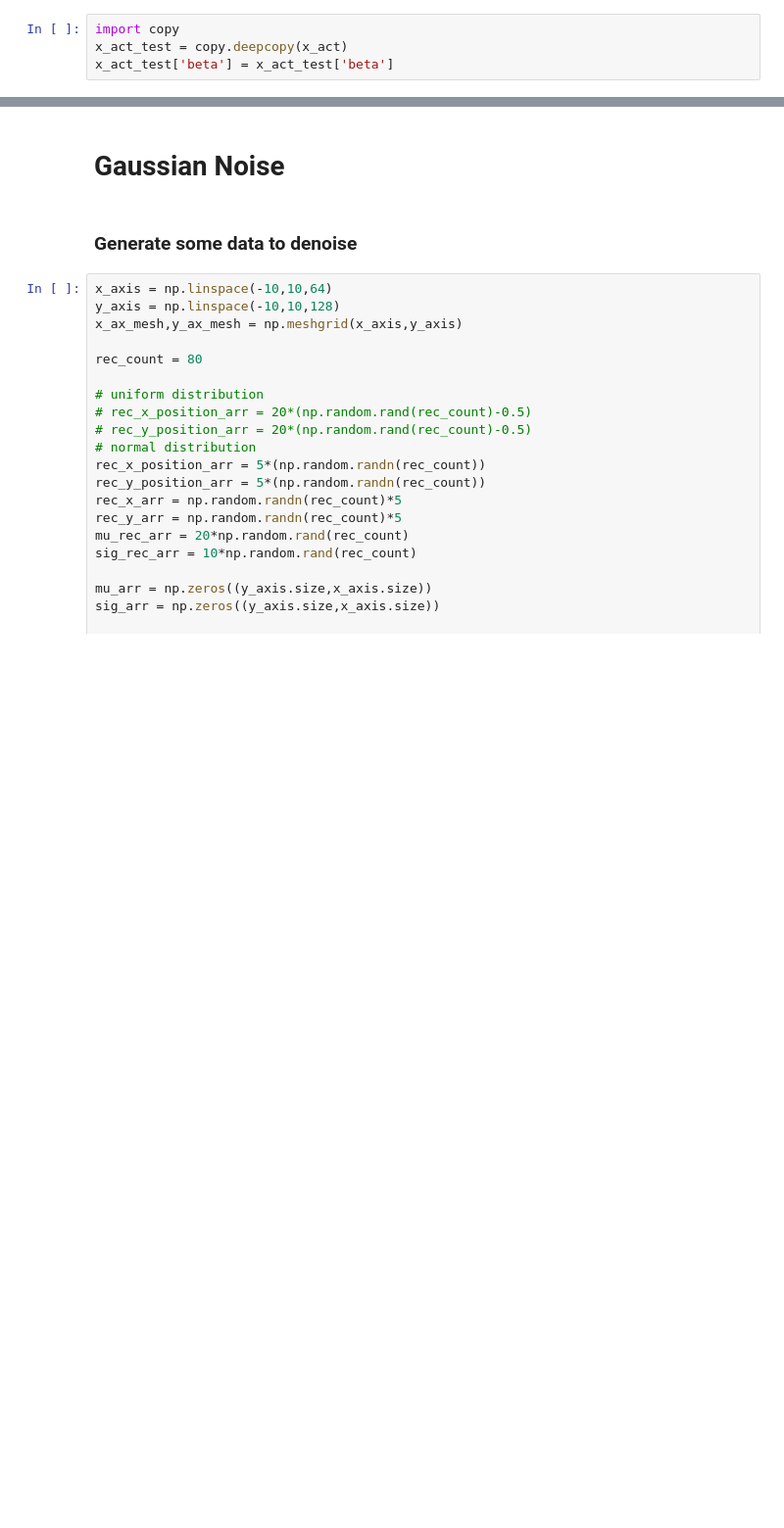
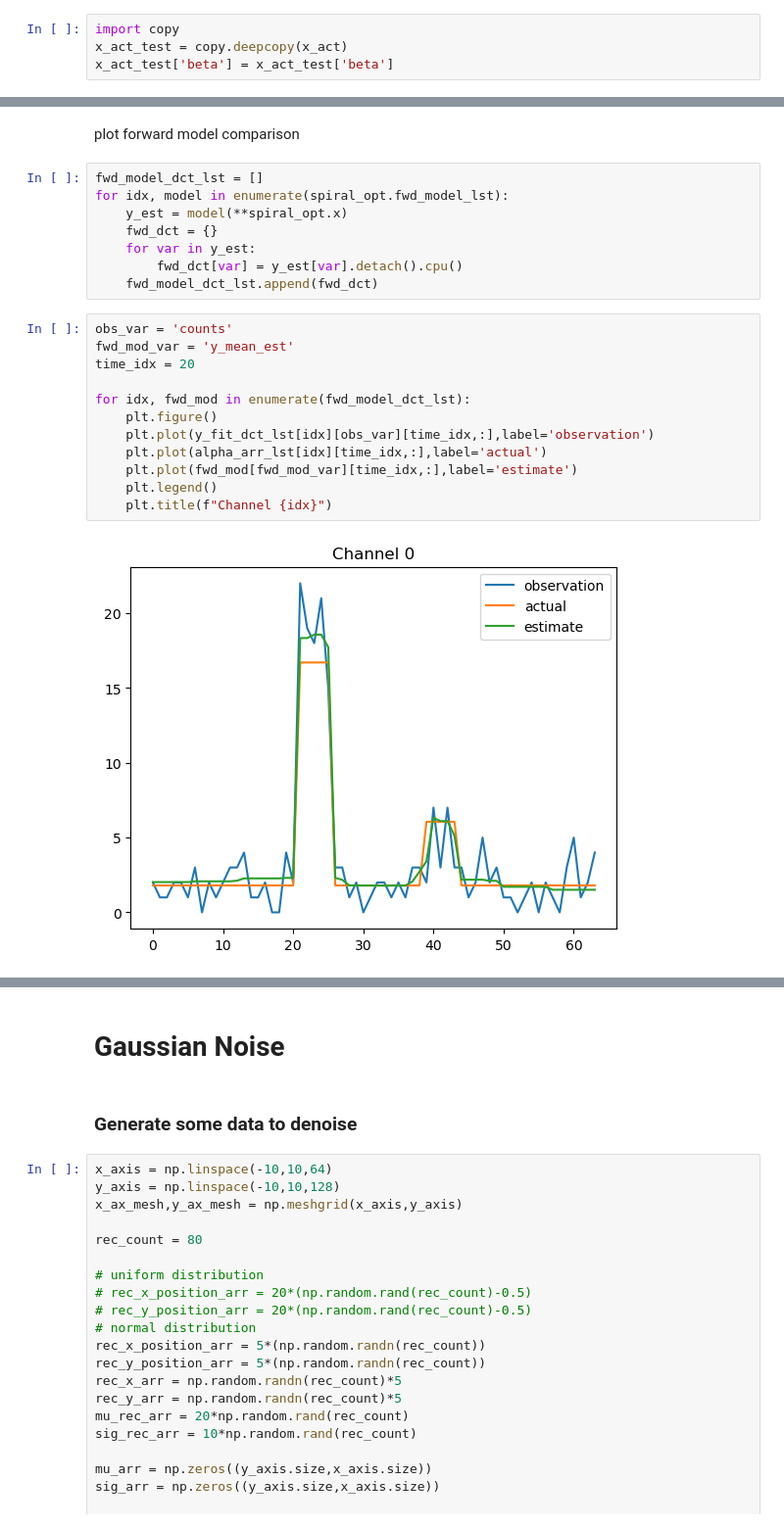
Before and after one commit to NCAR/SpiralTorch, a Jupyter notebook: notebooks/casper/RunSparsa.ipynb, the cells around one changed output, grey strips where cells are left out. Shown at 98% size. Cells and saved outputs as stored; diff of their text form; blank space fills up the shorter version.

```diff
--- a/notebooks/casper/RunSparsa.ipynb
+++ b/notebooks/casper/RunSparsa.ipynb
@@ -590,0 +601,24 @@ for var_idx, var in enumerate(x_sol):
+# %% [markdown]
+plot forward model comparison
+# %%
+fwd_model_dct_lst = []
+for idx, model in enumerate(spiral_opt.fwd_model_lst):
+    y_est = model(**spiral_opt.x)
+    fwd_dct = {}
+    for var in y_est:
+        fwd_dct[var] = y_est[var].detach().cpu()
+    fwd_model_dct_lst.append(fwd_dct)
+# %%
+obs_var = 'counts'
+fwd_mod_var = 'y_mean_est'
+time_idx = 20
+
+for idx, fwd_mod in enumerate(fwd_model_dct_lst):
+    plt.figure()
+    plt.plot(y_fit_dct_lst[idx][obs_var][time_idx,:],label='observation')
+    plt.plot(alpha_arr_lst[idx][time_idx,:],label='actual')
+    plt.plot(fwd_mod[fwd_mod_var][time_idx,:],label='estimate')
+    plt.legend()
+    plt.title(f"Channel {idx}")
+# %% [output]
+[figure, added]
```
Also changed, not shown: parts of 22 cells of this notebook.
